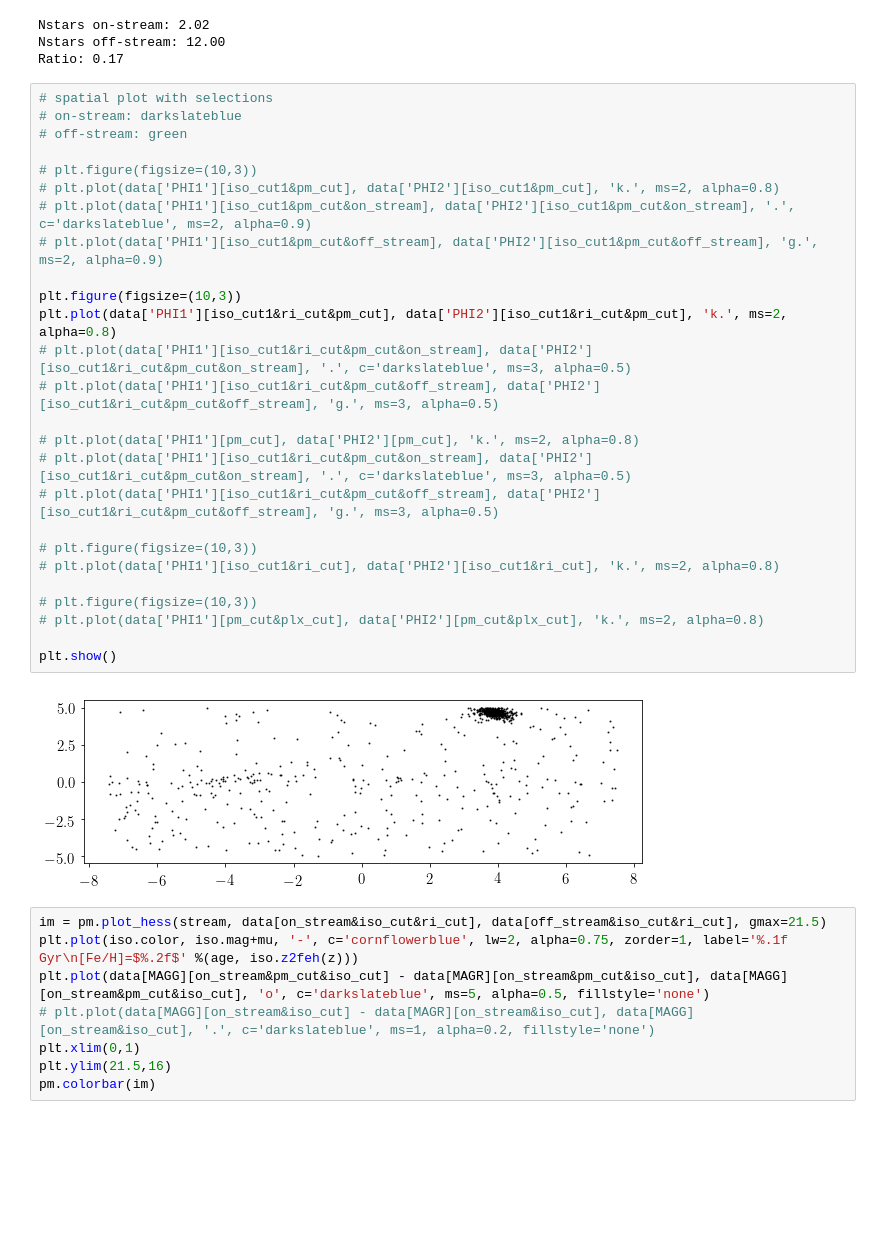
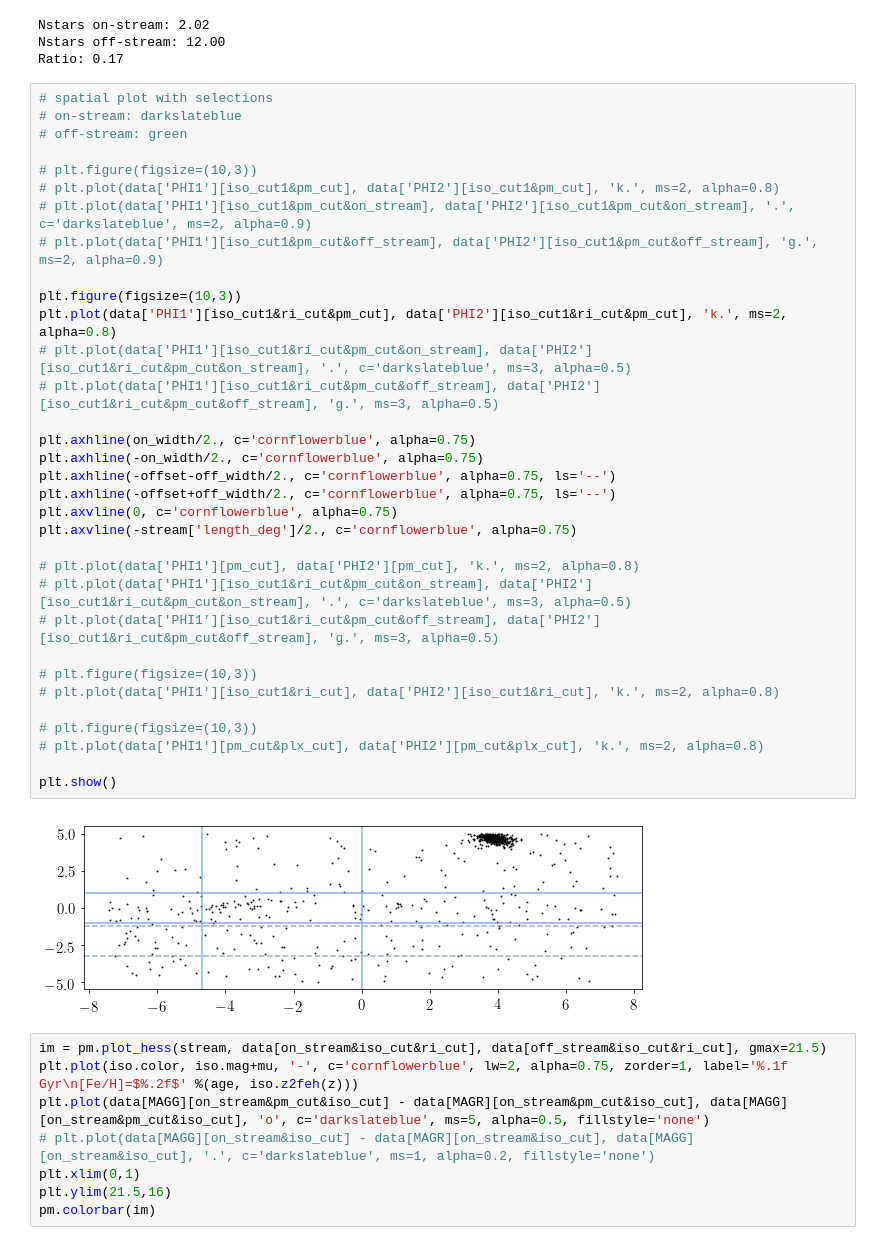
Before and after one commit to norashipp/shared_notebooks, a Jupyter notebook: Elqui.ipynb, the cells around one changed output. Cells and saved outputs as stored; diff of their text form; blank space fills up the shorter version.

Commit message:
clump plots

```diff
--- a/Elqui.ipynb
+++ b/Elqui.ipynb
@@ -402,31 +438,38 @@ Ratio: 0.17
 # %%
 # spatial plot with selections
 # on-stream: darkslateblue
 # off-stream: green
 
 # plt.figure(figsize=(10,3))
 # plt.plot(data['PHI1'][iso_cut1&pm_cut], data['PHI2'][iso_cut1&pm_cut], 'k.', ms=2, alpha=0.8)
 # plt.plot(data['PHI1'][iso_cut1&pm_cut&on_stream], data['PHI2'][iso_cut1&pm_cut&on_stream], '.', c='darkslateblue', ms=2, alpha=0.9)
 # plt.plot(data['PHI1'][iso_cut1&pm_cut&off_stream], data['PHI2'][iso_cut1&pm_cut&off_stream], 'g.', ms=2, alpha=0.9)
 
 plt.figure(figsize=(10,3))
 plt.plot(data['PHI1'][iso_cut1&ri_cut&pm_cut], data['PHI2'][iso_cut1&ri_cut&pm_cut], 'k.', ms=2, alpha=0.8)
 # plt.plot(data['PHI1'][iso_cut1&ri_cut&pm_cut&on_stream], data['PHI2'][iso_cut1&ri_cut&pm_cut&on_stream], '.', c='darkslateblue', ms=3, alpha=0.5)
 # plt.plot(data['PHI1'][iso_cut1&ri_cut&pm_cut&off_stream], data['PHI2'][iso_cut1&ri_cut&pm_cut&off_stream], 'g.', ms=3, alpha=0.5)
 
+plt.axhline(on_width/2., c='cornflowerblue', alpha=0.75)
+plt.axhline(-on_width/2., c='cornflowerblue', alpha=0.75)
+plt.axhline(-offset-off_width/2., c='cornflowerblue', alpha=0.75, ls='--')
+plt.axhline(-offset+off_width/2., c='cornflowerblue', alpha=0.75, ls='--')
+plt.axvline(0, c='cornflowerblue', alpha=0.75)
+plt.axvline(-stream['length_deg']/2., c='cornflowerblue', alpha=0.75)
+
 # plt.plot(data['PHI1'][pm_cut], data['PHI2'][pm_cut], 'k.', ms=2, alpha=0.8)
 # plt.plot(data['PHI1'][iso_cut1&ri_cut&pm_cut&on_stream], data['PHI2'][iso_cut1&ri_cut&pm_cut&on_stream], '.', c='darkslateblue', ms=3, alpha=0.5)
 # plt.plot(data['PHI1'][iso_cut1&ri_cut&pm_cut&off_stream], data['PHI2'][iso_cut1&ri_cut&pm_cut&off_stream], 'g.', ms=3, alpha=0.5)
 
 # plt.figure(figsize=(10,3))
 # plt.plot(data['PHI1'][iso_cut1&ri_cut], data['PHI2'][iso_cut1&ri_cut], 'k.', ms=2, alpha=0.8)
 
 # plt.figure(figsize=(10,3))
 # plt.plot(data['PHI1'][pm_cut&plx_cut], data['PHI2'][pm_cut&plx_cut], 'k.', ms=2, alpha=0.8)
 
 plt.show()
 # %% [output]
-[figure, old version]
+[figure, new version]
 # %%
 im = pm.plot_hess(stream, data[on_stream&iso_cut&ri_cut], data[off_stream&iso_cut&ri_cut], gmax=21.5)
 plt.plot(iso.color, iso.mag+mu, '-', c='cornflowerblue', lw=2, alpha=0.75, zorder=1, label='%.1f Gyr\n[Fe/H]=$%.2f$' %(age, iso.z2feh(z)))
```
Also changed, not shown: parts of 9 cells of this notebook.
